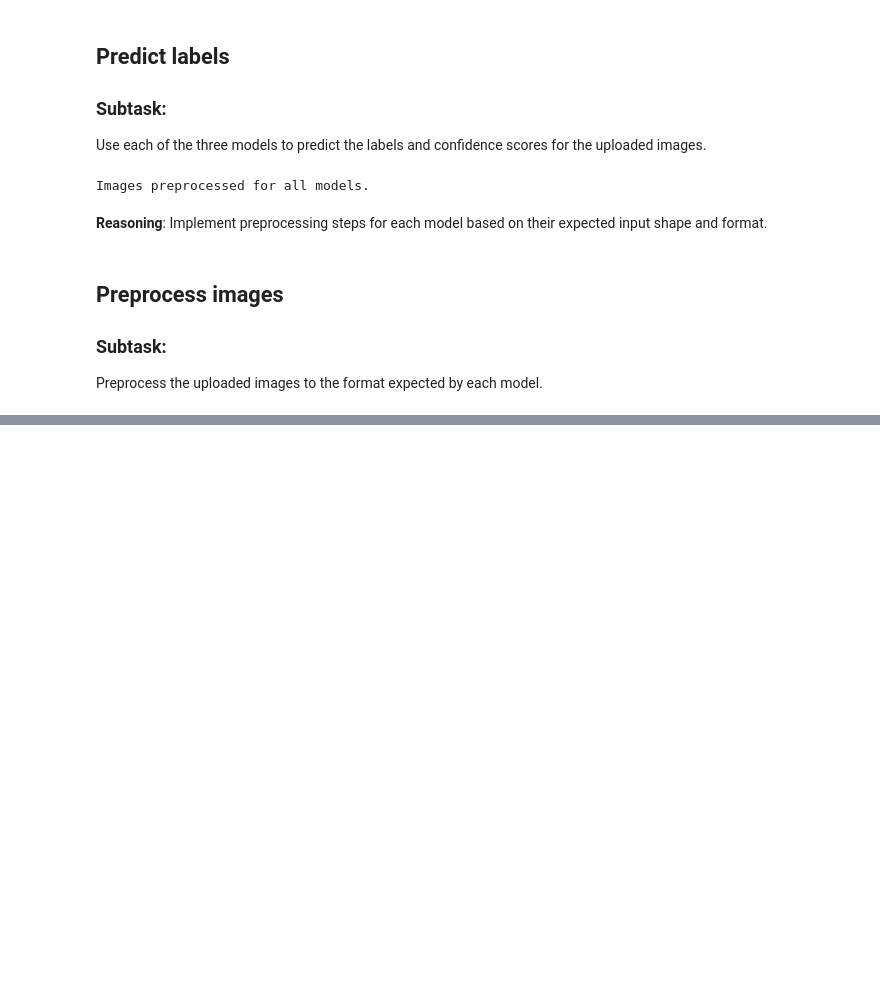
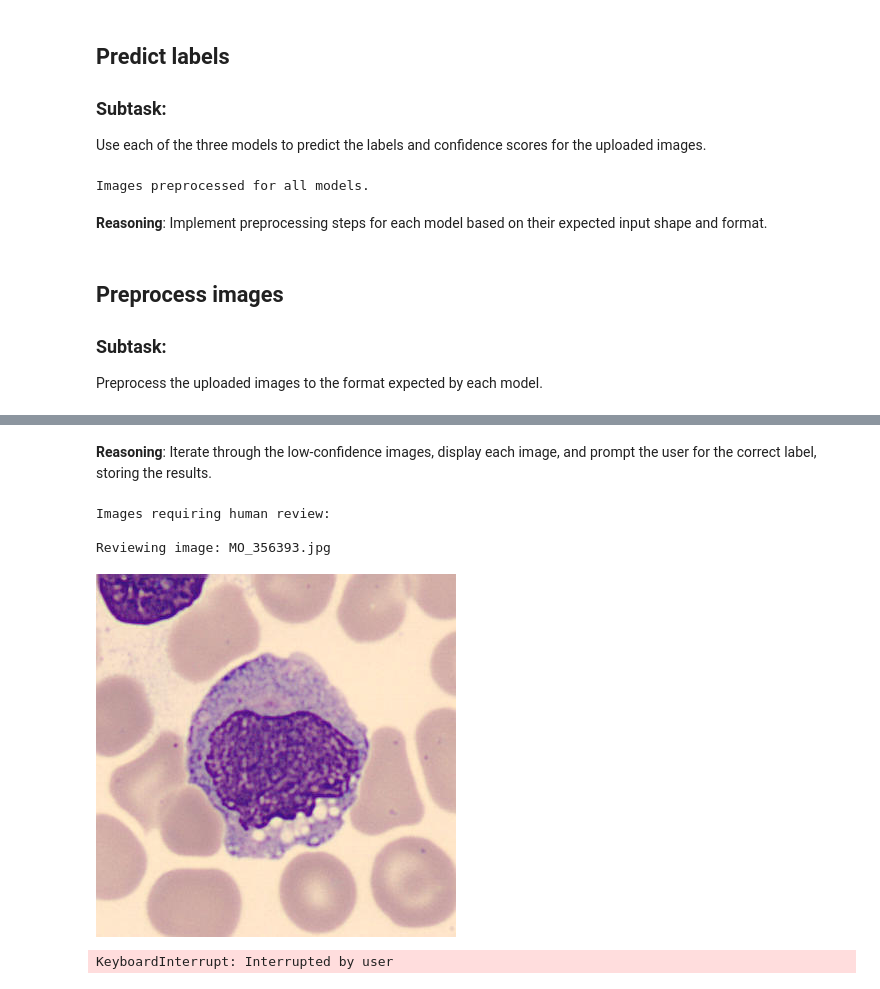
Before and after one commit to Kushal-LTI/Blood-cancer-detection, a Jupyter notebook: 3_models.ipynb, the cells around one changed output, grey strips where cells are left out. Cells and saved outputs as stored; diff of their text form; code cells hidden in the pictures; blank space fills up the shorter version.

```diff
--- a/3_models.ipynb
+++ b/3_models.ipynb
@@ -356,0 +419,17 @@ Predictions from pth model: {'MYO_0013.jpg': {'label': 'myeloblast', 'confidence
+# %%
+# Define the confidence threshold
+confidence_threshold = 0.80
+
+# Initialize a list to store filenames requiring human review
+low_confidence_images = []
+
+# Iterate through the average_confidences dictionary
+for filename, avg_confidence in average_confidences.items():
+    # Check if the average confidence is less than the confidence_threshold
+    if avg_confidence < confidence_threshold:
+        # Add the filename to the list if confidence is low
+        low_confidence_images.append(filename)
+
+# Print the list of images requiring human review
+print("Images requiring human review (average confidence < {}%):".format(confidence_threshold * 100))
+print(low_confidence_images)
@@ -356,0 +444,37 @@ Predictions from pth model: {'MYO_0013.jpg': {'label': 'myeloblast', 'confidence
+# %% [markdown]
+**Reasoning**:
+Iterate through the low-confidence images, display each image, and prompt the user for the correct label, storing the results.
+# %%
+from IPython.display import display, Image as IPyImage
+
+# Initialize a dictionary to store human-corrected labels
+human_corrected_labels = {}
+
+# Check if there are images for review
+if not low_confidence_images:
+    print("No images require human review.")
+else:
+    print("Images requiring human review:")
+    # Iterate through the list of images for review
+    for filename in low_confidence_images:
+        print(f"\nReviewing image: {filename}")
+        # Retrieve the image from the uploaded_images dictionary
+        image_to_review = uploaded_images[filename]
+
+        # Display the image to the user
+        display(image_to_review)
+
+        # Prompt the user to input the correct label
+        correct_label = input(f"Enter the correct label for {filename}: ")
+
+        # Store the filename and the provided correct label
+        human_corrected_labels[filename] = correct_label
+
+# Print the collected human-corrected labels
+print("\nHuman corrected labels:", human_corrected_labels)
+# %% [output]
+Images requiring human review:
+
+Reviewing image: MO_356393.jpg
+[figure, added]
+KeyboardInterrupt: Interrupted by user
```
Also changed, not shown: parts of 39 cells of this notebook.
